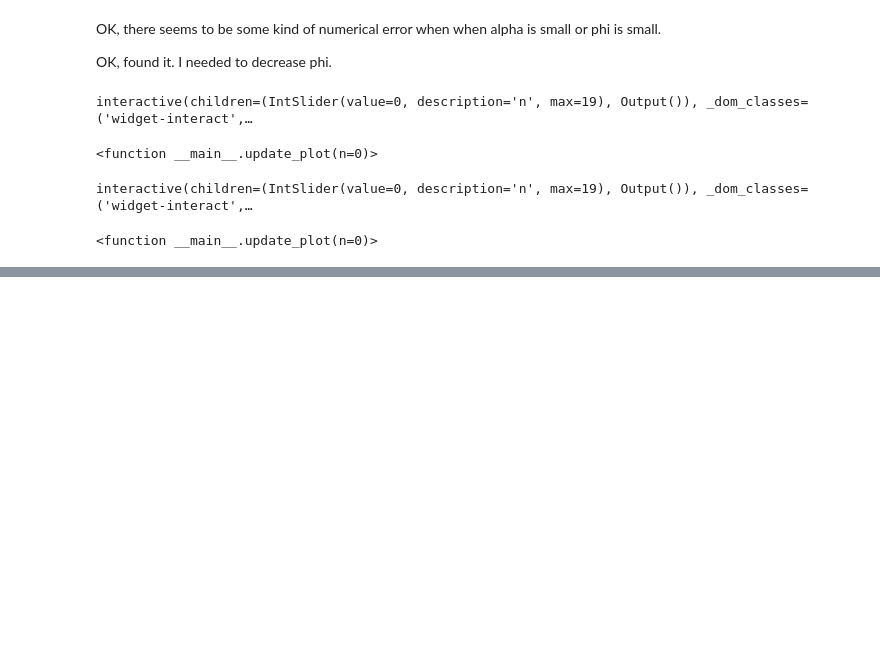
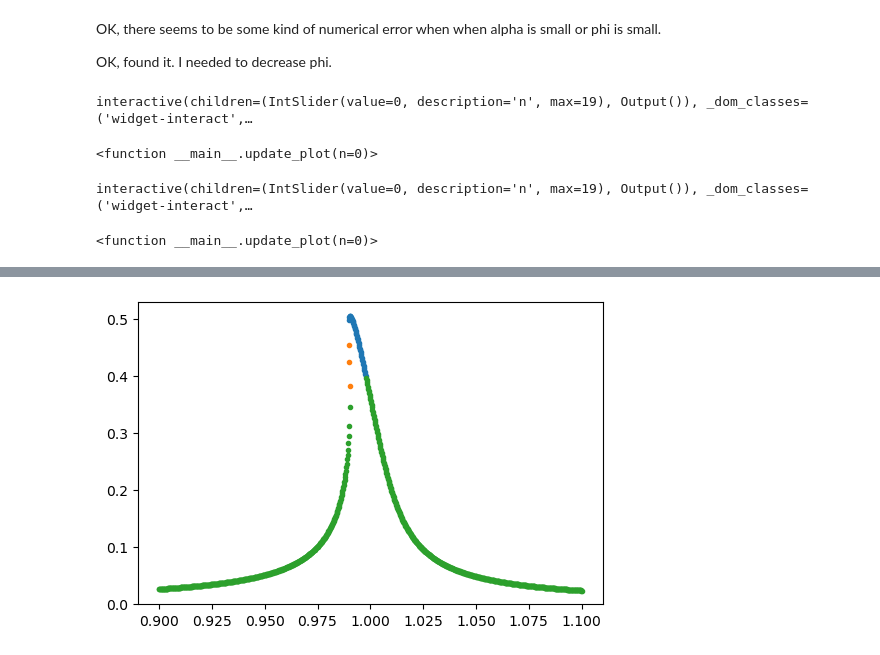
Before and after one commit to gsteele13/gary-misc-notebooks, a Jupyter notebook: Duffing Oscillator Bifurcation.ipynb, the cells around one changed output, grey strips where cells are left out. Saved outputs shown, nothing was run; the diff lists cells and outputs as text; code cells hidden in the pictures; blank space fills up the shorter version.

```diff
--- a/Duffing Oscillator Bifurcation.ipynb
+++ b/Duffing Oscillator Bifurcation.ipynb
@@ -304,0 +278,5 @@ def Chi_g(Omega):
+# %%
+phi = 5e-3
+plot_response()
+# %% [output]
+[figure, added]
```
Also changed, not shown: parts of 25 cells of this notebook, 1 other file.
